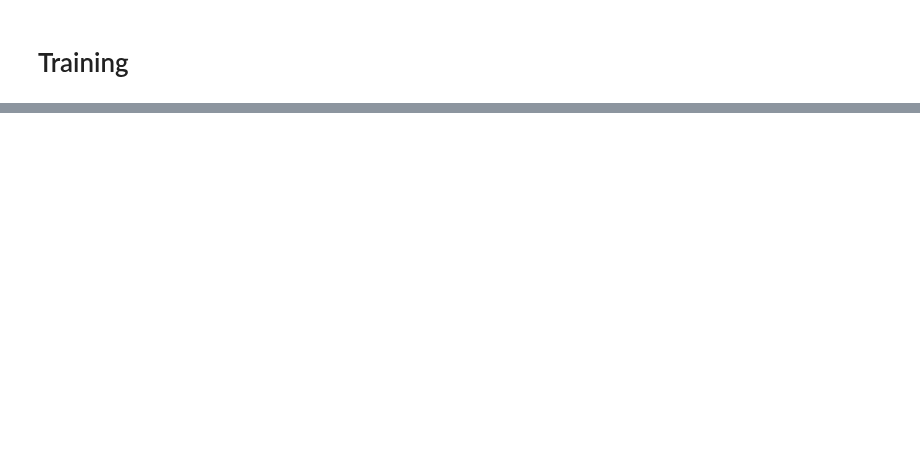
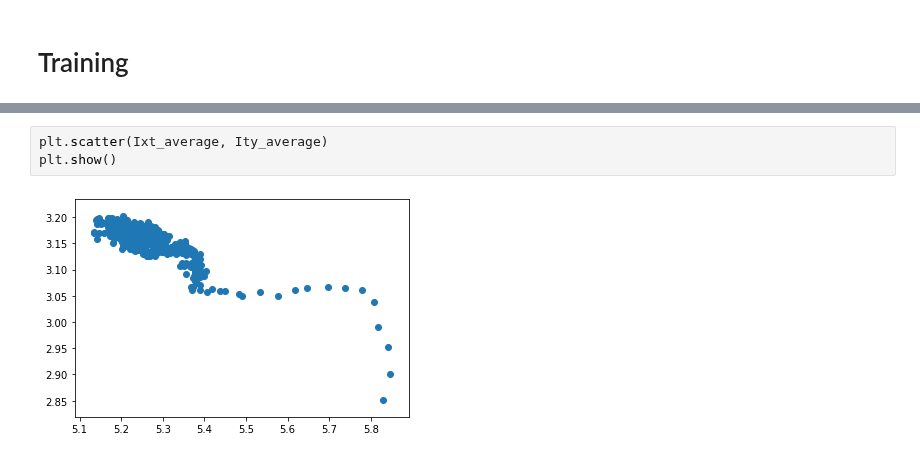
Before and after one commit to SolidusAbi/IPDL, a Jupyter notebook: notebooks/IPTests.ipynb, the cells around one changed output, grey strips where cells are left out. Saved outputs shown, nothing was run; the diff lists cells and outputs as text; blank space fills up the shorter version.

```diff
--- a/notebooks/IPTests.ipynb
+++ b/notebooks/IPTests.ipynb
@@ -323,0 +305,5 @@ tensor([0.2547, 0.2040, 0.3419, 0.9722, 0.0636, 0.9976, 0.4654, 0.3496, 0.4917,
+# %%
+plt.scatter(Ixt_average, Ity_average)
+plt.show()
+# %% [output]
+[figure, added]
```
Also changed, not shown: parts of 19 cells of this notebook.
